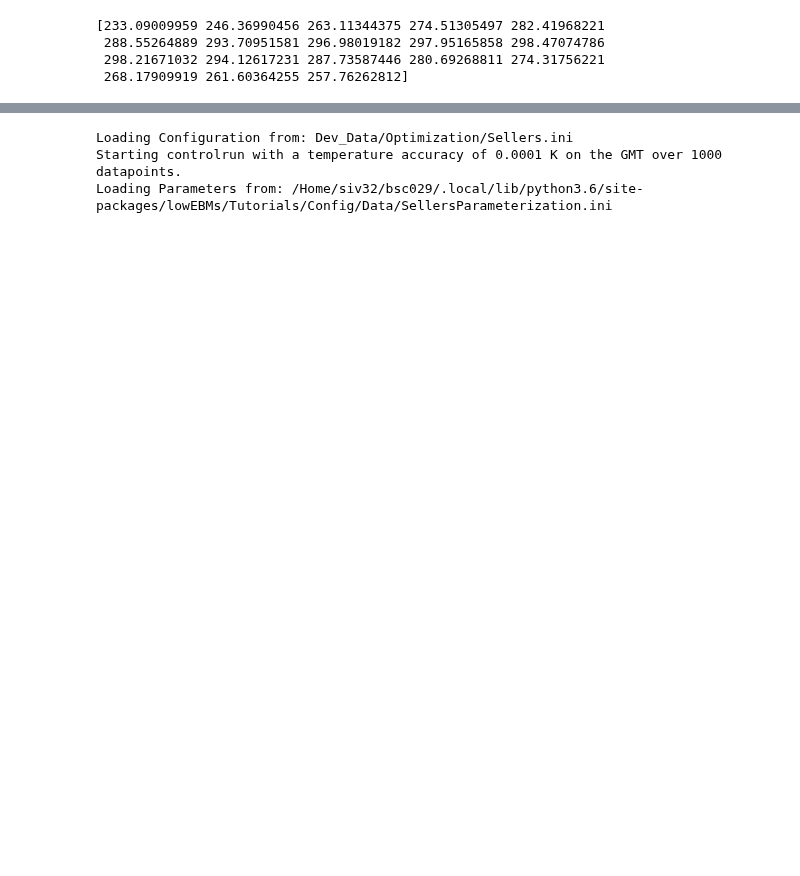
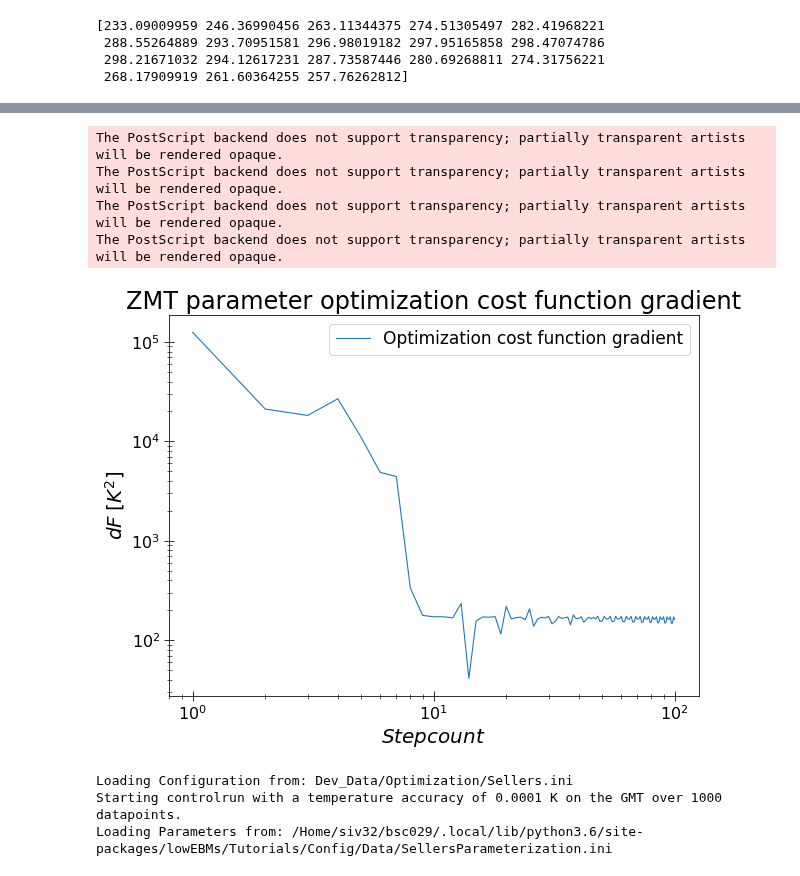
Before and after one commit to BenniSchmiedel/Low-dimensional-EBMs, a Jupyter notebook: Development_OptimizationZMTTarget.ipynb, the cells around one changed output, grey strips where cells are left out. Drawn from its saved outputs; the diff is of its cells as text; code cells hidden in the pictures; blank space fills up the shorter version.

```diff
--- a/Development_OptimizationZMTTarget.ipynb
+++ b/Development_OptimizationZMTTarget.ipynb
@@ -351,3 +347,21 @@ The PostScript backend does not support transparency; partially transparent arti
+# %%
+plt.figure(figsize=(9.5,7))
+plt.plot(np.arange(100)+1,np.abs(dF[:,0]),label='Optimization cost function gradient')
+plt.yscale('log')
+plt.xscale('log')
+#plt.ylim(-1.5e5,1e5)
+plt.xlabel('$Stepcount$'),plt.ylabel('$dF\; [K^2]$')
+#plt.figlegend((line2),['ERA-Target ZMT'],fontsize=17,bbox_to_anchor=(0.858,0.215))
+plt.legend(fontsize=17)
+plt.title('ZMT parameter optimization cost function gradient')
+#plt.xlim(1808,1858)
+plt.savefig('Data/ZMT_Optimization_dF_log.eps',format='EPS',bbox_inches='tight')
+# %% [output]
+The PostScript backend does not support transparency; partially transparent artists will be rendered opaque.
+The PostScript backend does not support transparency; partially transparent artists will be rendered opaque.
+The PostScript backend does not support transparency; partially transparent artists will be rendered opaque.
+The PostScript backend does not support transparency; partially transparent artists will be rendered opaque.
+[figure, added]
 # %%
 #setup={'number_of_parameters': len(P0), 'number_of_cycles': 1, 'number_of_parallels': len(P0)*2+1}
 config_base=importer('Dev_Data/Optimization/Sellers.ini')
```
Also changed, not shown: parts of 4 cells of this notebook, 5 other files.
